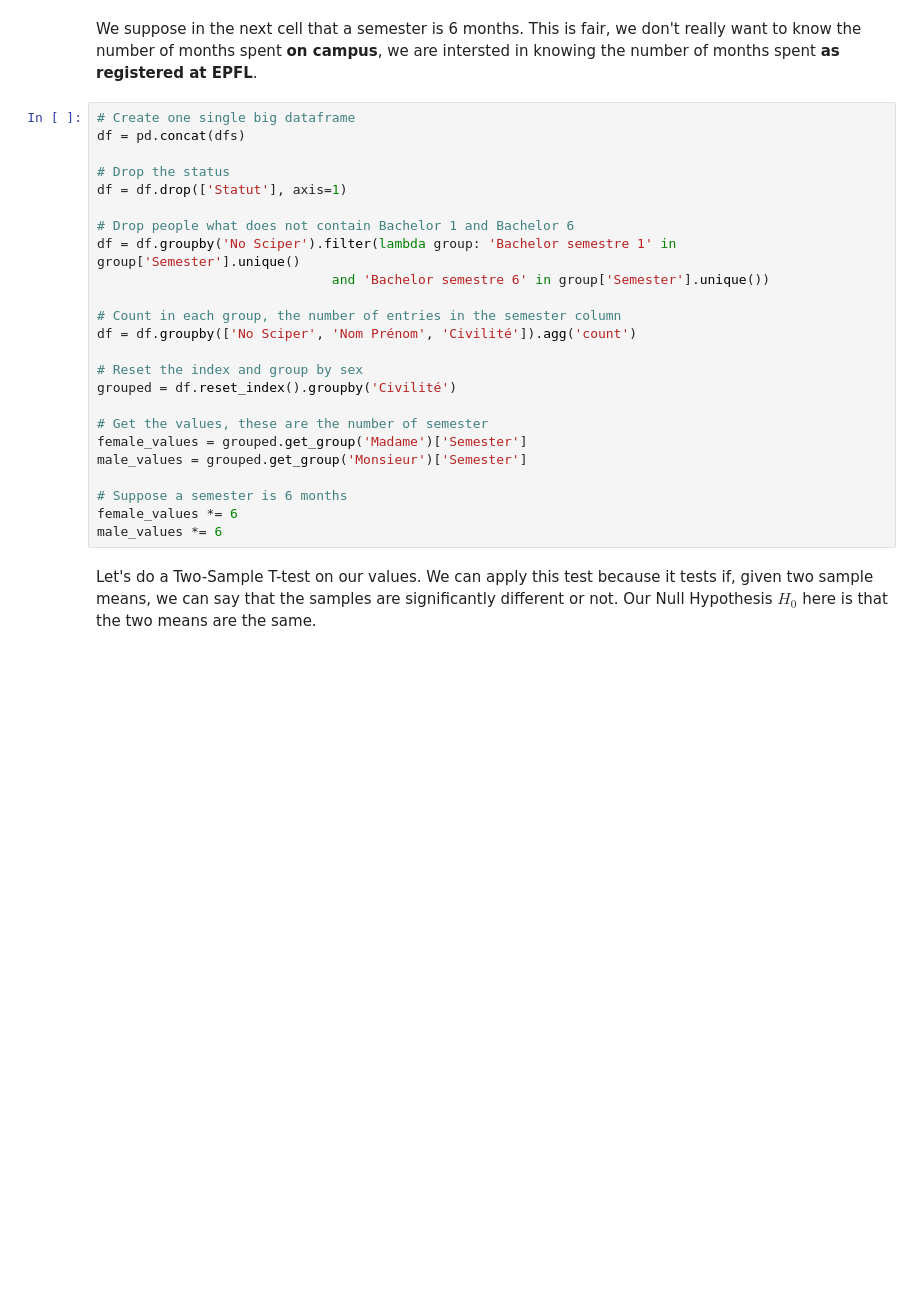
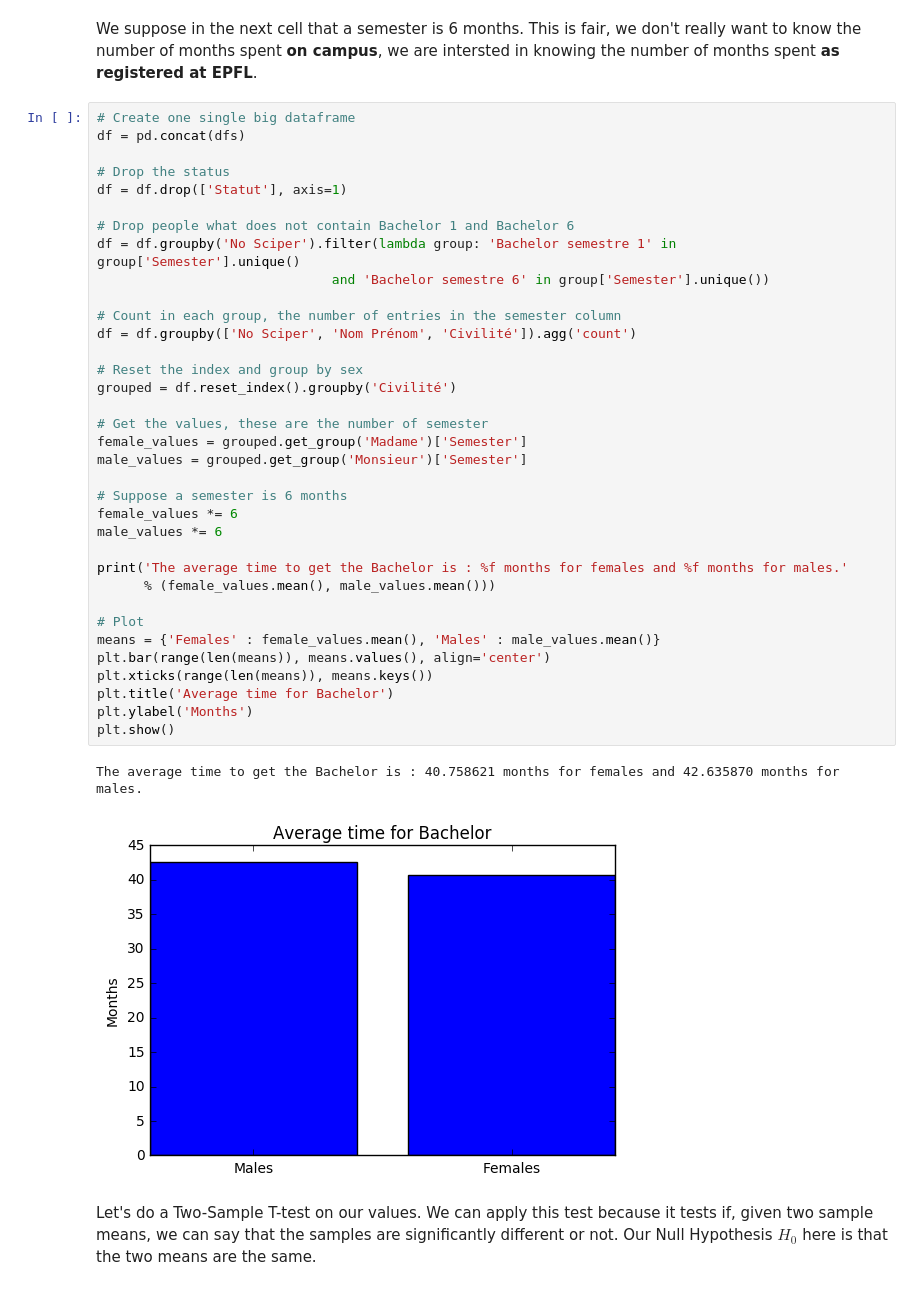
Before and after one commit to loistal/ADA_lab1, a Jupyter notebook: 02 - Data from the Web/ISA Analysis.ipynb, the cells around one changed output. Drawn from its saved outputs; the diff is of its cells as text; blank space fills up the shorter version.

```diff
--- a/02 - Data from the Web/ISA Analysis.ipynb
+++ b/02 - Data from the Web/ISA Analysis.ipynb
@@ -210,27 +211,41 @@ We suppose in the next cell that a semester is 6 months. This is fair, we don't
 # %%
 # Create one single big dataframe
 df = pd.concat(dfs)
 
 # Drop the status
 df = df.drop(['Statut'], axis=1)
 
 # Drop people what does not contain Bachelor 1 and Bachelor 6
 df = df.groupby('No Sciper').filter(lambda group: 'Bachelor semestre 1' in group['Semester'].unique()
                               and 'Bachelor semestre 6' in group['Semester'].unique())
 
 # Count in each group, the number of entries in the semester column
 df = df.groupby(['No Sciper', 'Nom Prénom', 'Civilité']).agg('count')
 
 # Reset the index and group by sex
 grouped = df.reset_index().groupby('Civilité')
 
 # Get the values, these are the number of semester
 female_values = grouped.get_group('Madame')['Semester']
 male_values = grouped.get_group('Monsieur')['Semester']
 
 # Suppose a semester is 6 months
 female_values *= 6
 male_values *= 6
+
+print('The average time to get the Bachelor is : %f months for females and %f months for males.'
+      % (female_values.mean(), male_values.mean()))
+
+# Plot
+means = {'Females' : female_values.mean(), 'Males' : male_values.mean()}
+plt.bar(range(len(means)), means.values(), align='center')
+plt.xticks(range(len(means)), means.keys())
+plt.title('Average time for Bachelor')
+plt.ylabel('Months')
+plt.show()
+# %% [output]
+The average time to get the Bachelor is : 40.758621 months for females and 42.635870 months for males.
+[figure, added]
 # %% [markdown]
 Let's do a Two-Sample T-test on our values. We can apply this test because it tests if, given two sample means, we can say that the samples are significantly different or not.
 Our Null Hypothesis $H_0$ here is that the two means are the same.
```
Also changed, not shown: parts of 7 cells of this notebook.
